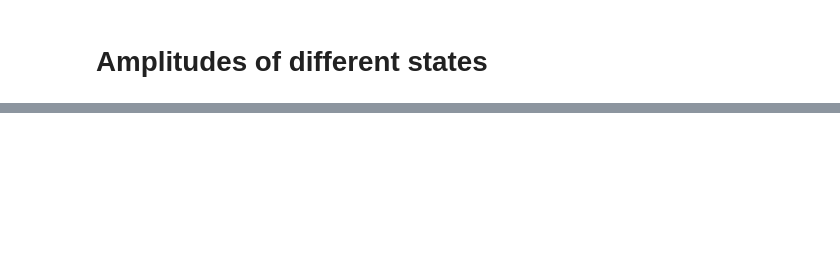
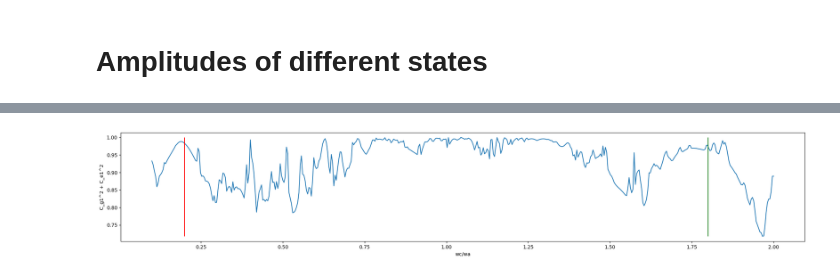
Before and after one commit to Pablo-The-Squirell/Simplest-JC-Model-E-state-Finder, a Jupyter notebook: Codes/Time_evolution.ipynb, the cells around one changed output, grey strips where cells are left out. Saved outputs shown, nothing was run; the diff lists cells and outputs as text; code cells hidden in the pictures; blank space fills up the shorter version.

```diff
--- a/Codes/Time_evolution.ipynb
+++ b/Codes/Time_evolution.ipynb
@@ -208,0 +207,9 @@ ite
+# %%
+plt.plot(wcs/wa, 1-np.array(strength))
+plt.vlines((-2/2 *np.sqrt(f**2) + w), np.min(1-np.array(strength)), np.max(1-np.array(strength)), color = 'red')
+plt.vlines((+2/2 *np.sqrt(f**2) + w), np.min(1-np.array(strength)), np.max(1-np.array(strength)), color = 'green')
+plt.xlabel('wc/wa')
+plt.ylabel('C_g1^2 + C_e1^2')
+plt.show()
+# %% [output]
+[figure, added]
```
Also changed, not shown: parts of 5 cells of this notebook, 2 other files.
